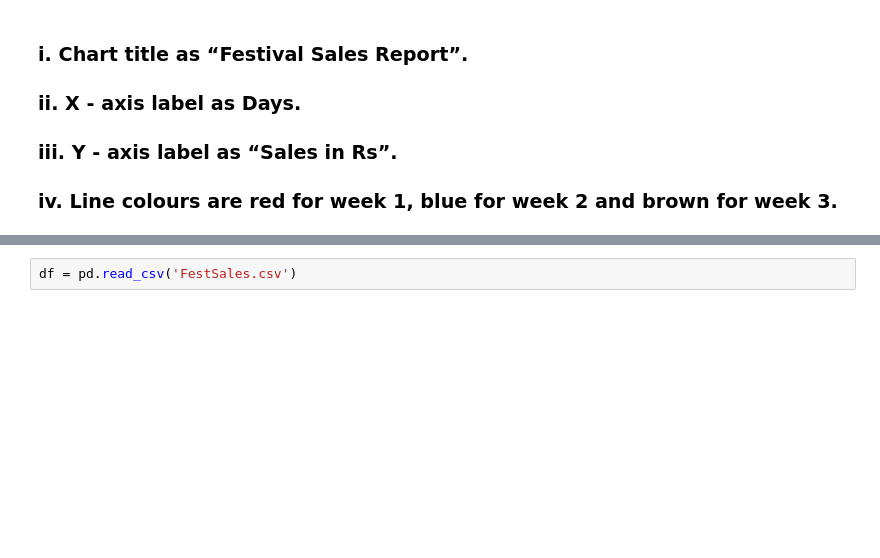
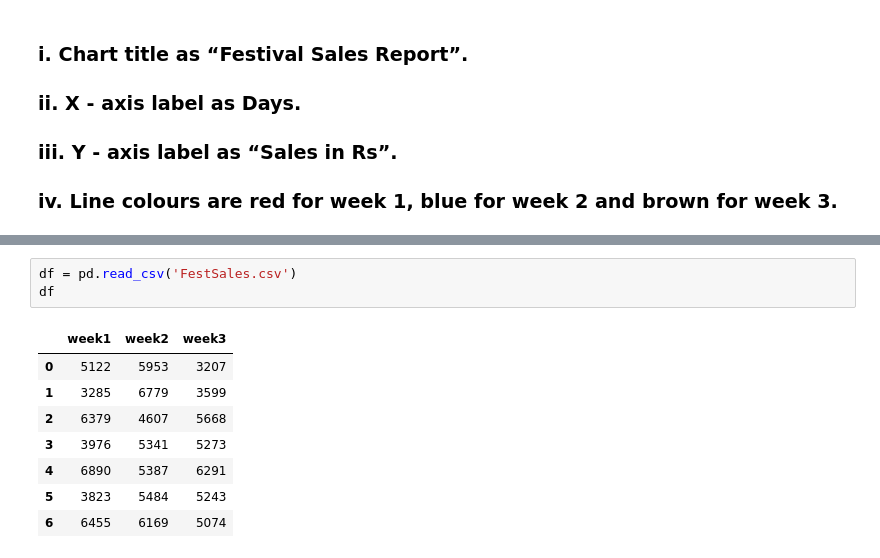
Before and after one commit to SaiKiran-02/ITER_SEM-3, a Jupyter notebook: ML/ASSIGNMENT 07/QUESTION 07.ipynb, the cells around one changed output, grey strips where cells are left out. Cells and saved outputs as stored; diff of their text form; blank space fills up the shorter version.

```diff
--- a/ML/ASSIGNMENT 07/QUESTION 07.ipynb
+++ b/ML/ASSIGNMENT 07/QUESTION 07.ipynb
@@ -29,5 +29,15 @@ file.read()
 # %%
 df = pd.read_csv('FestSales.csv')
+df
+# %% [output]
+|  | week1 | week2 | week3 |
+| 0 | 5122 | 5953 | 3207 |
+| 1 | 3285 | 6779 | 3599 |
+| 2 | 6379 | 4607 | 5668 |
+| 3 | 3976 | 5341 | 5273 |
+| 4 | 6890 | 5387 | 6291 |
+| 5 | 3823 | 5484 | 5243 |
+| 6 | 6455 | 6169 | 5074 |
 # %%
 df.plot(title = "Festival Sales Report",xlabel = "Days",ylabel = "Sales in rs")
 # %% [output]
```
Also changed, not shown: parts of 4 cells of this notebook, 2 other files.
